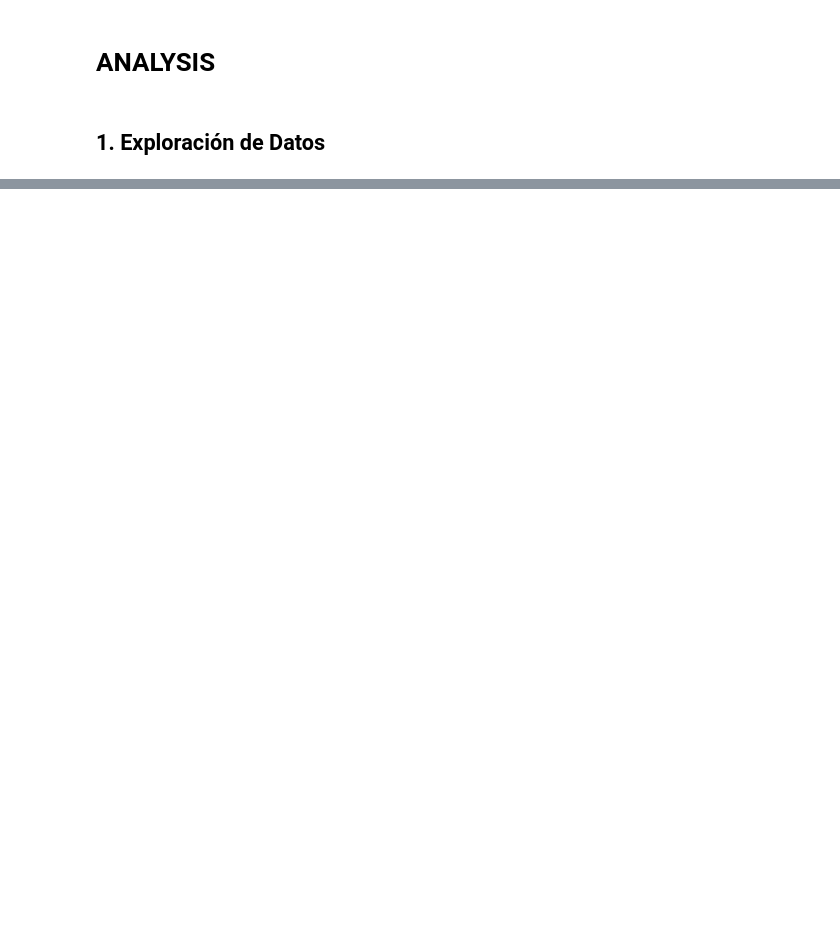
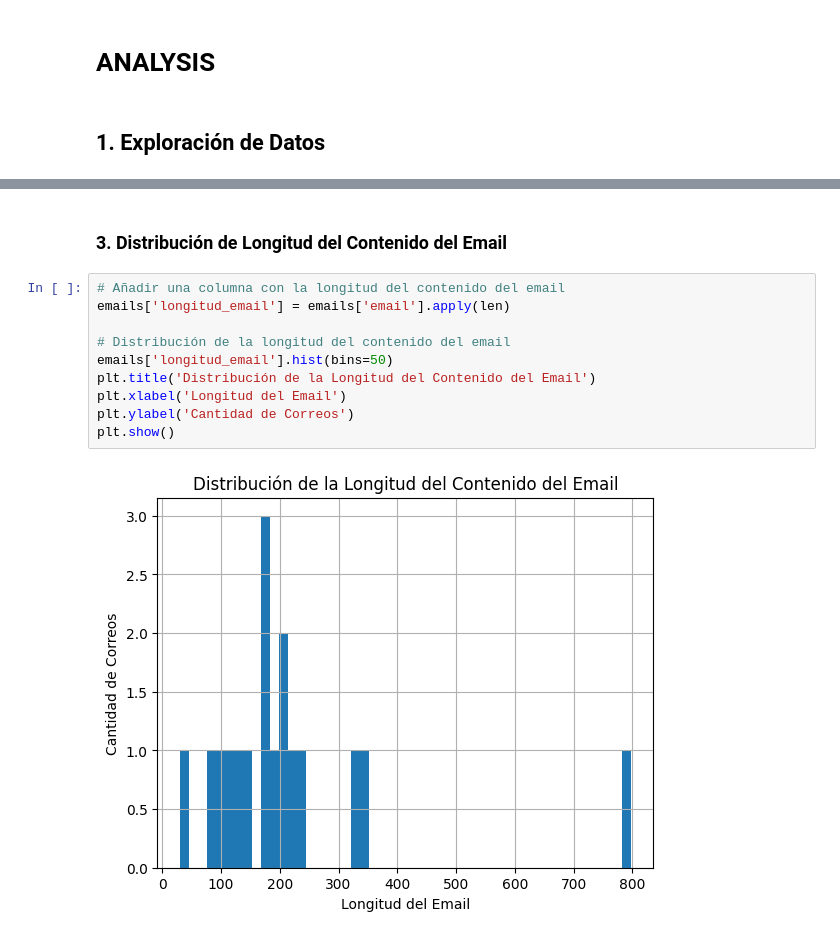
Before and after one commit to eduardpuga/email_classification, a Jupyter notebook: analysis.ipynb, the cells around one changed output, grey strips where cells are left out. Drawn from its saved outputs; the diff is of its cells as text; blank space fills up the shorter version.

```diff
--- a/analysis.ipynb
+++ b/analysis.ipynb
@@ -123,0 +142,14 @@ Name: count, dtype: int64
+# %% [markdown]
+### 3. Distribución de Longitud del Contenido del Email
+# %%
+# Añadir una columna con la longitud del contenido del email
+emails['longitud_email'] = emails['email'].apply(len)
+
+# Distribución de la longitud del contenido del email
+emails['longitud_email'].hist(bins=50)
+plt.title('Distribución de la Longitud del Contenido del Email')
+plt.xlabel('Longitud del Email')
+plt.ylabel('Cantidad de Correos')
+plt.show()
+# %% [output]
+[figure, added]
```
Also changed, not shown: parts of 27 cells of this notebook, 8 other files.
